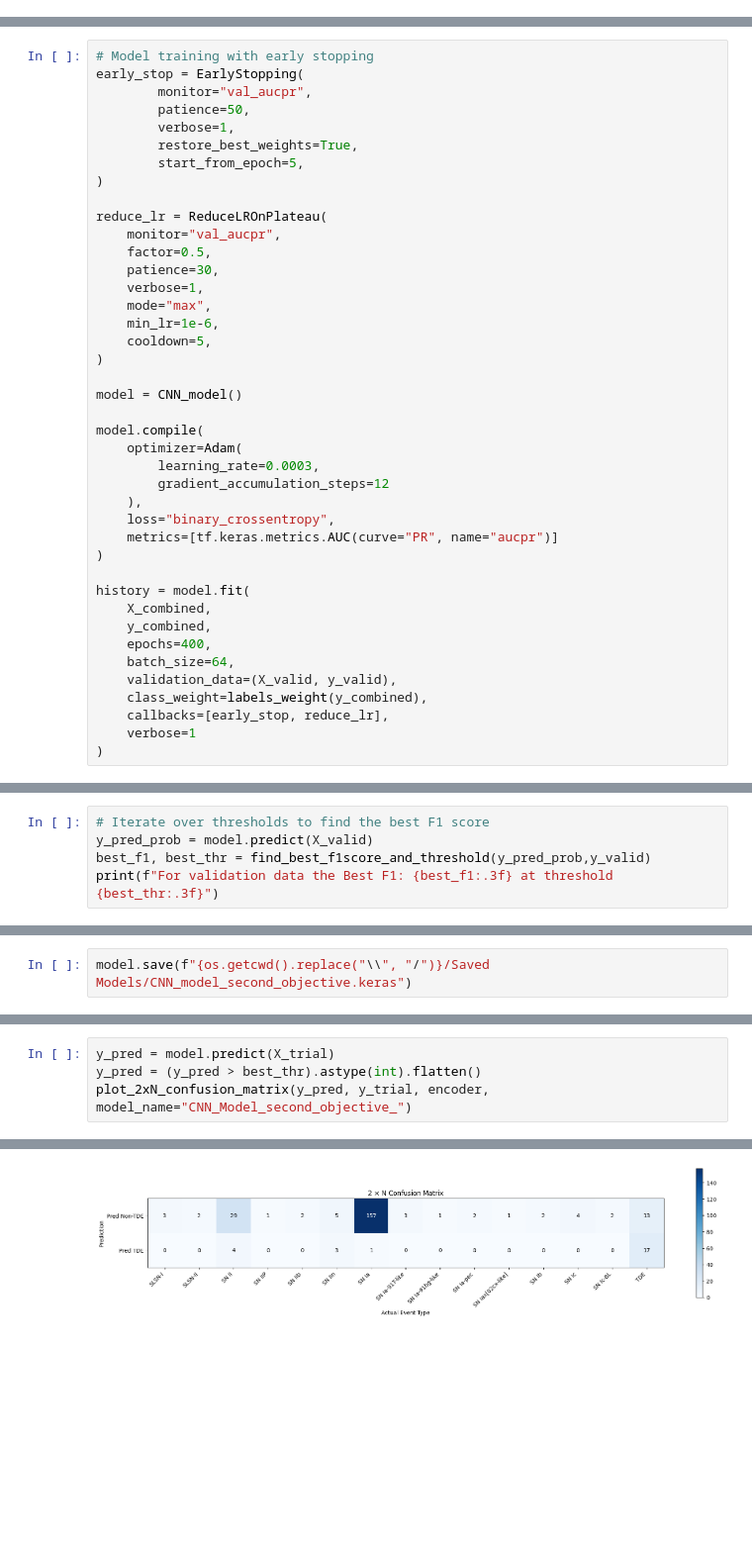
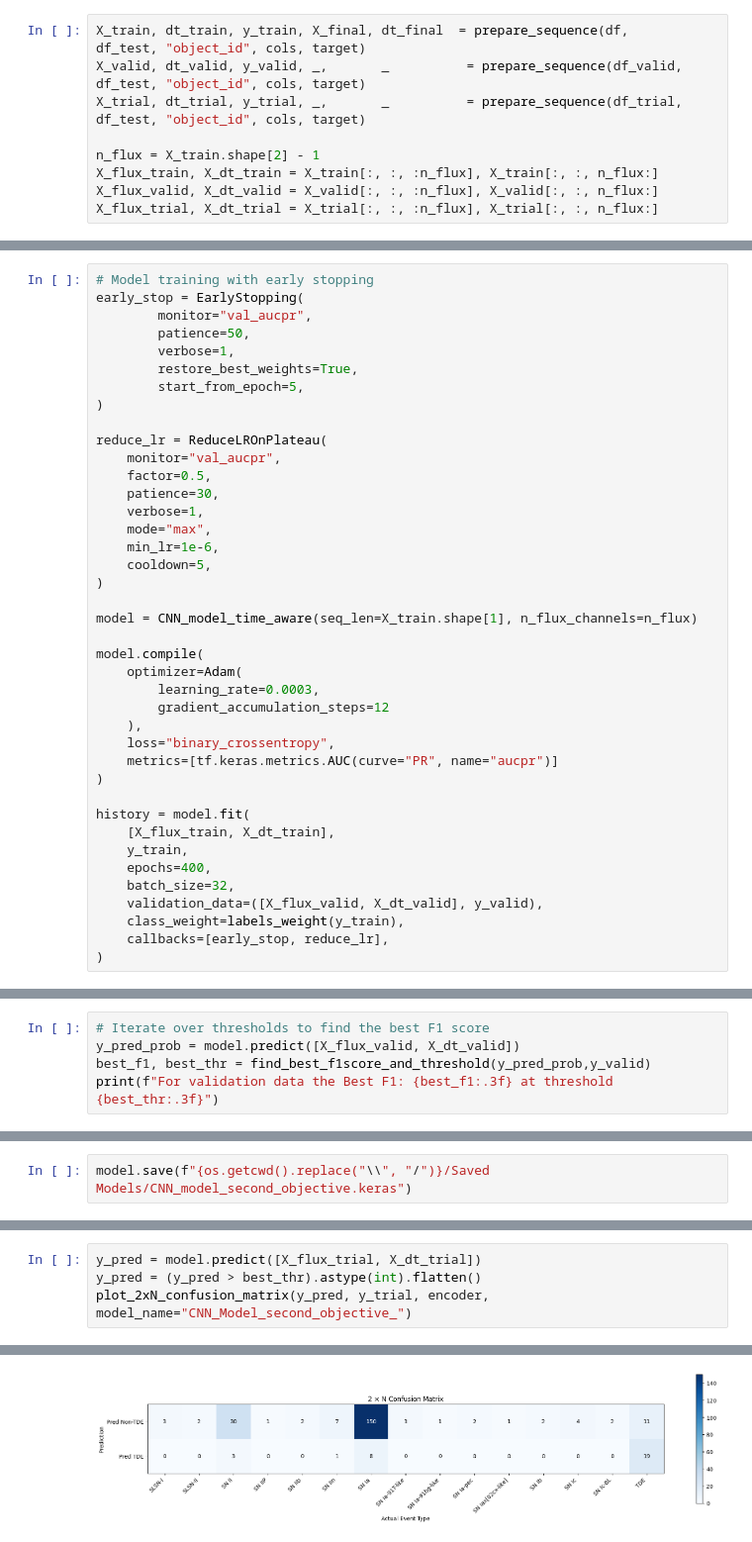
Before and after one commit to Yousef-Elshahat-Ibrahim/Senior-Project-2, a Jupyter notebook: Second model.ipynb, the cells around one changed output, grey strips where cells are left out. Shown at 99% size. Saved outputs shown, nothing was run; the diff lists cells and outputs as text; blank space fills up the shorter version.

```diff
--- a/Second model.ipynb
+++ b/Second model.ipynb
@@ -142 +93,10 @@ print(y_combined.shape)
+# %%
+X_train, dt_train, y_train, X_final, dt_final  = prepare_sequence(df,       df_test, "object_id", cols, target)
+X_valid, dt_valid, y_valid, _,       _          = prepare_sequence(df_valid, df_test, "object_id", cols, target)
+X_trial, dt_trial, y_trial, _,       _          = prepare_sequence(df_trial, df_test, "object_id", cols, target)
+
+n_flux = X_train.shape[2] - 1
+X_flux_train, X_dt_train = X_train[:, :, :n_flux], X_train[:, :, n_flux:]
+X_flux_valid, X_dt_valid = X_valid[:, :, :n_flux], X_valid[:, :, n_flux:]
+X_flux_trial, X_dt_trial = X_trial[:, :, :n_flux], X_trial[:, :, n_flux:]
 # %%
@@ -188,7 +149,7 @@ reduce_lr = ReduceLROnPlateau(
     cooldown=5,
 )
 
-model = CNN_model()
+model = CNN_model_time_aware(seq_len=X_train.shape[1], n_flux_channels=n_flux)
 
 model.compile(
     optimizer=Adam(
@@ -200,14 +161,13 @@ model.compile(
 )
 
 history = model.fit(
-    X_combined,
-    y_combined,
+    [X_flux_train, X_dt_train],
+    y_train,
     epochs=400,
-    batch_size=64,
-    validation_data=(X_valid, y_valid),
-    class_weight=labels_weight(y_combined),
+    batch_size=32,
+    validation_data=([X_flux_valid, X_dt_valid], y_valid),
+    class_weight=labels_weight(y_train),
     callbacks=[early_stop, reduce_lr],
-    verbose=1
 )
 # %% [output]
 Epoch 1/400
@@ -251,6 +211,6 @@ For training data the Best F1: 0.838 at threshold 0.637
 # %%
 # Iterate over thresholds to find the best F1 score
-y_pred_prob = model.predict(X_valid)
+y_pred_prob = model.predict([X_flux_valid, X_dt_valid])
 best_f1, best_thr = find_best_f1score_and_threshold(y_pred_prob,y_valid)
 print(f"For validation data the Best F1: {best_f1:.3f} at threshold {best_thr:.3f}")
 # %% [output]
@@ -312,5 +252,5 @@ Name: count, dtype: int64
 # %%
-y_pred = model.predict(X_trial)
+y_pred = model.predict([X_flux_trial, X_dt_trial])
 y_pred = (y_pred > best_thr).astype(int).flatten()
 plot_2xN_confusion_matrix(y_pred, y_trial, encoder, model_name="CNN_Model_second_objective_")
 # %% [output]
@@ -318 +258 @@ plot_2xN_confusion_matrix(y_pred, y_trial, encoder, model_name="CNN_Model_second
-[figure, old version]
+[figure, new version]
```
Also changed, not shown: parts of 18 cells of this notebook, 30 other files.
